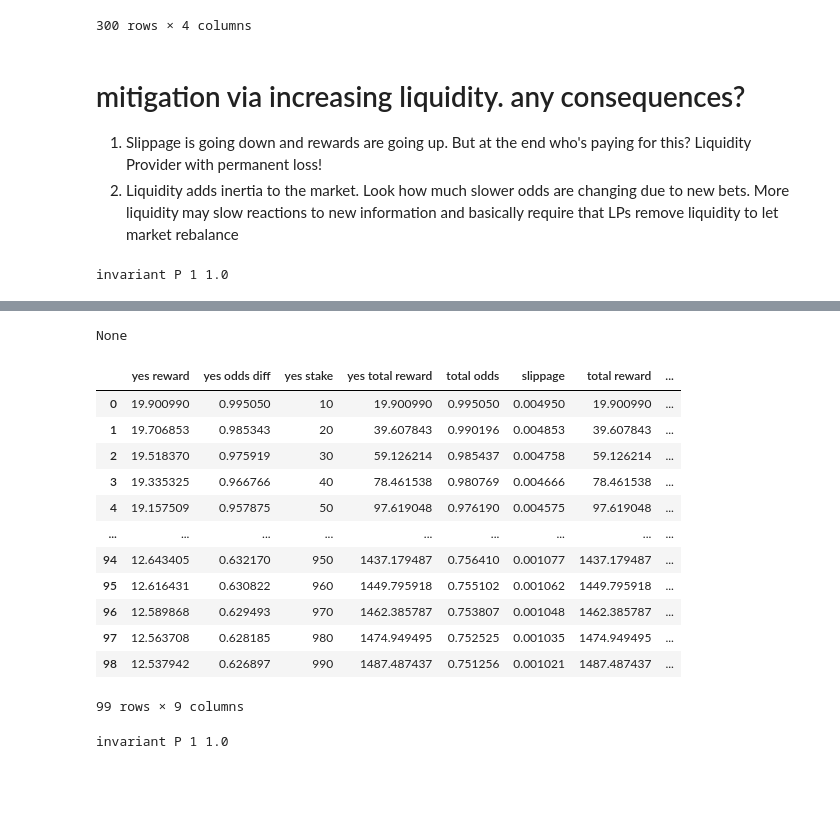
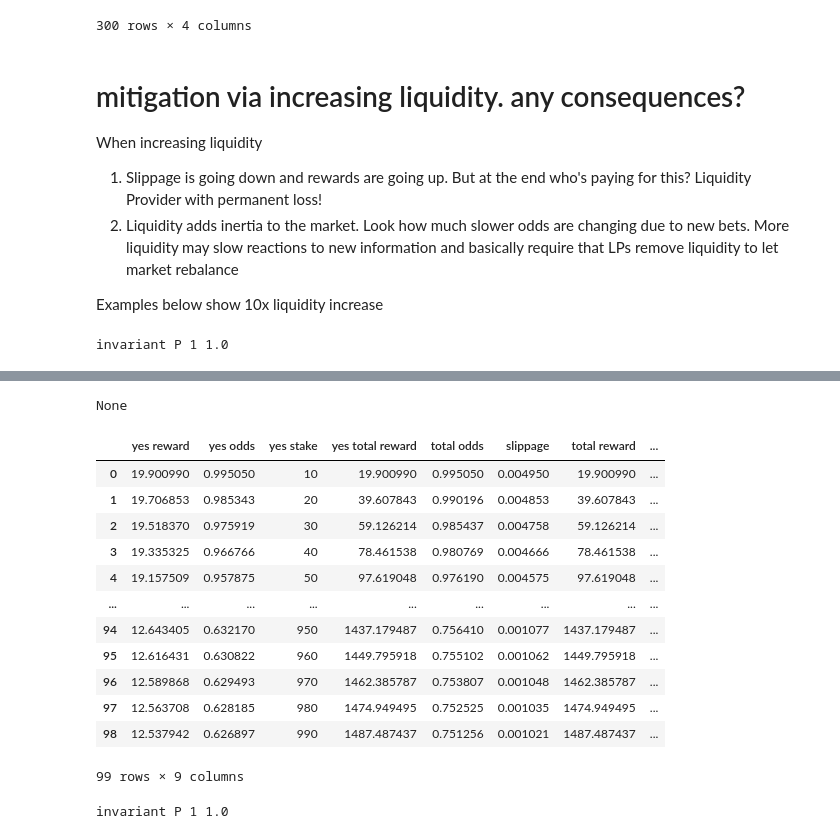
Before and after one commit to wallfair-organization/amm-sim, a Jupyter notebook: cpmm_slippage_experiments.ipynb, the cells around one changed output, grey strips where cells are left out. Cells and saved outputs as stored; diff of their text form; code cells hidden in the pictures; blank space fills up the shorter version.

Commit message:
improvements to slippage experiments

```diff
--- a/cpmm_slippage_experiments.ipynb
+++ b/cpmm_slippage_experiments.ipynb
@@ -123,39 +122,43 @@ None
 300 rows × 4 columns
 # %% [markdown]
 # mitigation via increasing liquidity. any consequences?
+When increasing liquidity
+
 1. Slippage is going down and rewards are going up. But at the end who's paying for this? Liquidity Provider with permanent loss!
 2. Liquidity adds inertia to the market. Look how much slower odds are changing due to new bets. More liquidity may slow reactions to new information and basically require that LPs remove liquidity to let market rebalance
+
+Examples below show 10x liquidity increase
 # %%
 cpmm = CPMM()
 initial_liquidity = 1000
 amount = 10
 cpmm.create_event(initial_liquidity)
 
 # print(cpmm.buy_token(1, amount))
 # print(cpmm.calc_payout())
 # print(min(cpmm.lp_yes, cpmm.lp_no))
 # print(cpmm.calc_outstanding_token())
 # print((cpmm.lp_yes/cpmm.lp_no))
 
 vals = []
 yes_total_reward = 0
 for i in range(1, 100):
     slippage = cpmm.calc_slippage(1, amount)
     yes_reward = cpmm.buy_token(1, amount)[1]
     yes_total_reward += yes_reward
     vals.append([yes_reward, yes_reward / 2 / amount, i * amount, yes_total_reward, (yes_total_reward / 2) / (i * amount), slippage, cpmm.calc_payout(),
     cpmm.calc_impermanent_loss(),
     cpmm.calc_outstanding_token()[1]])
 
 df = pd.DataFrame(data=vals, columns=["yes reward", "yes odds", "yes stake", "yes total reward", "total odds", "slippage", "total reward", "impermanent loss", "outstanding token"])
-fig = px.line(df, x="yes odds", y="impermanent loss", title='impermanent loss vs change from intial yes odds')
+fig = px.line(df, x="yes odds", y=["impermanent loss", "yes total reward"], title='impermanent loss vs change from intial yes odds')
 display(fig.show())
 display(df)
 # %% [output]
 invariant P 1 1.0
 [interactive output not drawn]
 None
-|  | yes reward | yes odds diff | yes stake | yes total reward | total odds | slippage | total reward | ... |
+|  | yes reward | yes odds | yes stake | yes total reward | total odds | slippage | total reward | ... |
 | 0 | 19.900990 | 0.995050 | 10 | 19.900990 | 0.995050 | 0.004950 | 19.900990 | ... |
 | 1 | 19.706853 | 0.985343 | 20 | 39.607843 | 0.990196 | 0.004853 | 39.607843 | ... |
 | 2 | 19.518370 | 0.975919 | 30 | 59.126214 | 0.985437 | 0.004758 | 59.126214 | ... |
```
Also changed, not shown: parts of 7 cells of this notebook.
